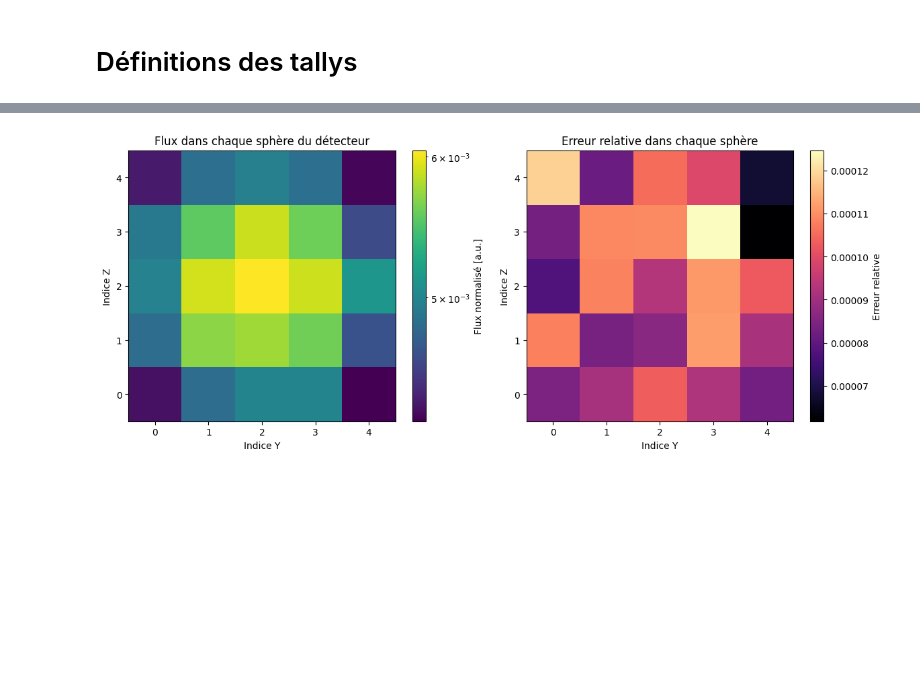
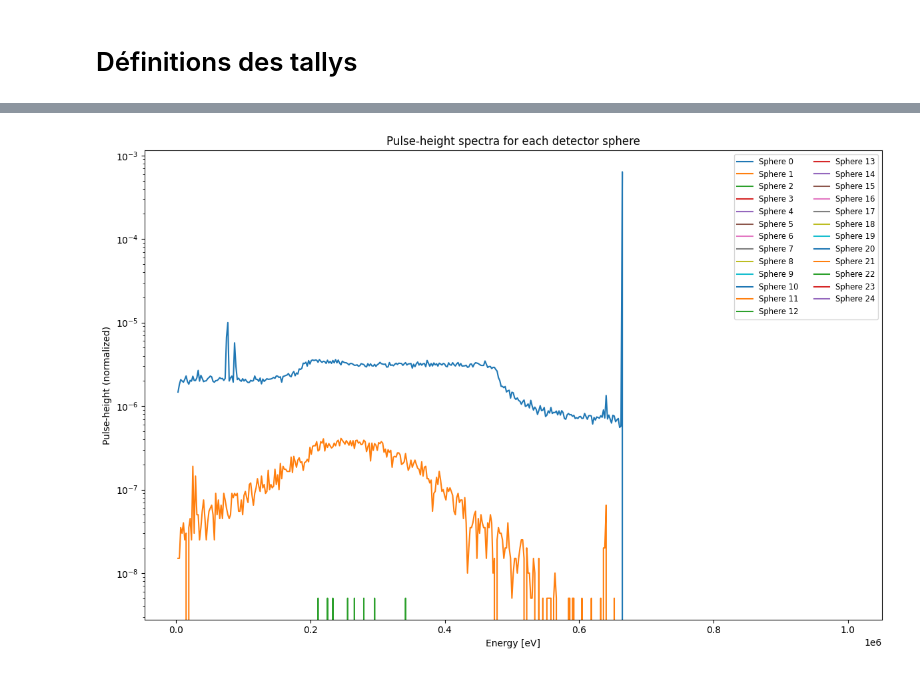
Before and after one commit to simonfouc120/open-mc-project, a Jupyter notebook: src/studies/simulation_cs_137_various_detectors/cesium_various_det.ipynb, the cells around one changed output, grey strips where cells are left out. Saved outputs shown, nothing was run; the diff lists cells and outputs as text; code cells hidden in the pictures; blank space fills up the shorter version.

Commit message:
feat:add_result_json

```diff
--- a/src/studies/simulation_cs_137_various_detectors/cesium_various_det.ipynb
+++ b/src/studies/simulation_cs_137_various_detectors/cesium_various_det.ipynb
@@ -275,41 +274,34 @@ plt.show()
-# %%
-sp = openmc.StatePoint(f"statepoint.{batches_number}.h5")
-sphere_fluxes = []
-sphere_errors = []
-for idx in range(len(detector_cells)):
-    tally = sp.get_tally(name=f"flux_sphere_{idx}")
-    flux = tally.mean.flatten()[0] / source.strength
-    error = tally.std_dev.flatten()[0] / source.strength
-    sphere_fluxes.append(flux)
-    sphere_errors.append(error)
-
-# Recréer la grille spatiale des sphères
-flux_grid = np.array(sphere_fluxes).reshape((lattice_size, lattice_size))
-error_grid = np.array(sphere_errors).reshape((lattice_size, lattice_size))
-fig, axs = plt.subplots(1, 2, figsize=(12, 5))
-
-# Plot flux
-im0 = axs[0].imshow(flux_grid, origin='lower', cmap='viridis',
-                    norm=LogNorm(vmin=np.min(flux_grid[flux_grid!=0]), vmax=flux_grid.max()),
-                    interpolation='nearest', aspect='auto')
-fig.colorbar(im0, ax=axs[0], label='Flux normalisé [a.u.]')
-axs[0].set_title('Flux dans chaque sphère du détecteur')
-axs[0].set_xlabel('Indice Y')
-axs[0].set_ylabel('Indice Z')
-axs[0].set_xticks(np.arange(lattice_size))
-axs[0].set_yticks(np.arange(lattice_size))
-
-# Plot error
-im1 = axs[1].imshow(error_grid, origin='lower', cmap='magma',
-                    interpolation='nearest', aspect='auto')
-fig.colorbar(im1, ax=axs[1], label='Erreur relative')
-axs[1].set_title('Erreur relative dans chaque sphère')
-axs[1].set_xlabel('Indice Y')
-axs[1].set_ylabel('Indice Z')
-axs[1].set_xticks(np.arange(lattice_size))
-axs[1].set_yticks(np.arange(lattice_size))
-
-plt.tight_layout()
-plt.show()
-# %% [output]
-[figure, removed]
+# %%
+sphere_fluxes = np.array(sphere_fluxes)
+# Sauvegarder les résultats dans un fichier JSON
+results = {
+    "sphere_fluxes": sphere_fluxes.tolist(),
+    "sphere_errors": sphere_errors,
+    "lattice_size": lattice_size,
+    "spacing": spacing,
+    "start_y": start_y,
+    "start_z": start_z
+}
+results_file = CWD / "results.json"
+with open(results_file, 'w') as f:
+    json.dump(results, f, indent=4)
+# %%
+energy_bins = np.linspace(1e-3, 1.0e6, 500)  # same as in tally definition
+energy_bin_centers = energy_bins[1:] + 0.5 * (energy_bins[1] - energy_bins[0])
+
+plt.figure(figsize=(12, 8))
+for idx in range(len(detector_cells)):
+    tally = sp.get_tally(name=f"pulse-height_{idx}")
+    pulse_height_values = tally.get_values(scores=['pulse-height']).flatten()/source.strength  # normalize by source strength
+
+    # spectrum = tally.mean.flatten() / source.strength  # normalize by source strength
+    plt.semilogy(energy_bin_centers, pulse_height_values, label=f'Sphere {idx}')
+
+plt.xlabel('Energy [eV]')
+plt.ylabel('Pulse-height (normalized)')
+plt.title('Pulse-height spectra for each detector sphere')
+plt.legend(loc='upper right', ncol=2, fontsize='small')
+plt.tight_layout()
+plt.show()
+# %% [output]
+[figure, added]
```
Also changed, not shown: parts of 10 cells of this notebook, 4 other files.
